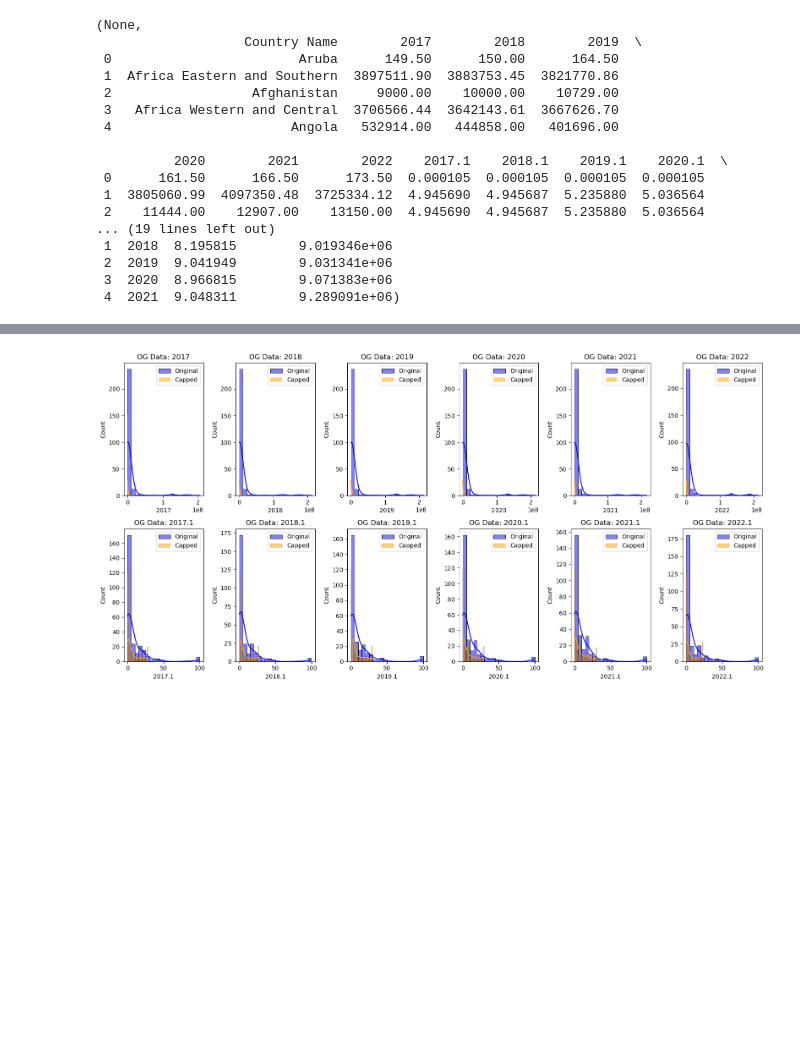
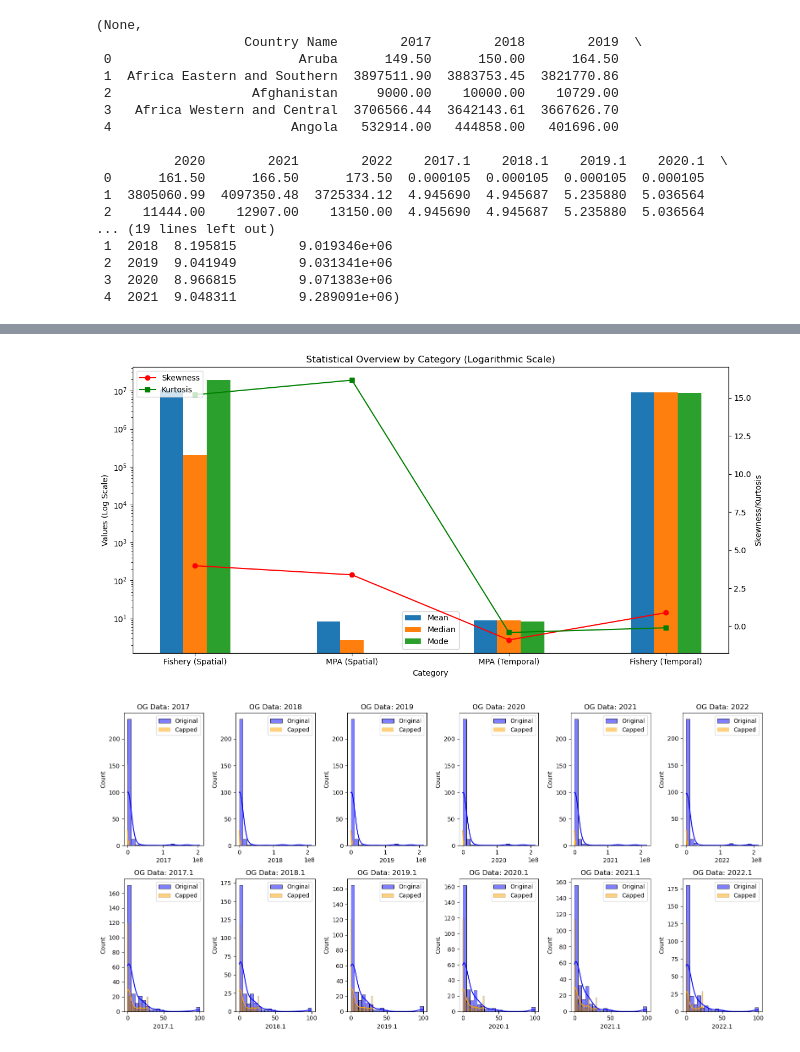
Before and after one commit to AkshatDC/codeByte, a Jupyter notebook: Data Analysis/Predictive Analysis/prelim-analysis.ipynb, the cells around one changed output, grey strips where cells are left out. Cells and saved outputs as stored; diff of their text form; code cells hidden in the pictures; blank space fills up the shorter version.

```diff
--- a/Data Analysis/Predictive Analysis/prelim-analysis.ipynb
+++ b/Data Analysis/Predictive Analysis/prelim-analysis.ipynb
@@ -122,3 +55,47 @@ og_data_stats, spatial_data_stats, temporal_data_stats
+# %%
+# Redefine the data and variables
+categories = ['Fishery (Spatial)', 'MPA (Spatial)', 'MPA (Temporal)', 'Fishery (Temporal)']
+means = [10804543.30, 8.26, 8.86, 9159927.47]
+medians = [201080.46, 2.71, 9.00, 9051361.98]
+modes = [19221029.55, 0.0, 8.20, 8734377.43]
+skewness = [3.98, 3.38, -0.90, 0.89]
+kurtosis = [15.21, 16.17, -0.41, -0.10]
+
+x = np.arange(len(categories))
+width = 0.15
+
+# Re-plotting with a logarithmic scale
+fig, ax1 = plt.subplots(figsize=(12, 6))
+
+# Plotting Mean, Median, and Mode with a logarithmic scale
+rects1 = ax1.bar(x - width, means, width, label='Mean')
+rects2 = ax1.bar(x, medians, width, label='Median')
+rects3 = ax1.bar(x + width, modes, width, label='Mode')
+
+# Setting a logarithmic scale on the y-axis
+ax1.set_yscale('log')
+
+# Adding labels and title
+ax1.set_xlabel('Category')
+ax1.set_ylabel('Values (Log Scale)')
+ax1.set_title('Statistical Overview by Category (Logarithmic Scale)')
+ax1.set_xticks(x)
+ax1.set_xticklabels(categories)
+ax1.legend()
+
+# Adding a second y-axis for Skewness and Kurtosis
+ax2 = ax1.twinx()
+ax2.plot(categories, skewness, color='red', marker='o', label='Skewness')
+ax2.plot(categories, kurtosis, color='green', marker='s', label='Kurtosis')
+ax2.set_ylabel('Skewness/Kurtosis')
+ax2.legend(loc='upper left')
+
+# Display the plot
+fig.tight_layout()
+plt.savefig('Output Graphs/complete-desc.png')
+plt.show()
+# %% [output]
+[figure, added]
 # %%
 import numpy as np
 import seaborn as sns
```
Also changed, not shown: parts of 3 cells of this notebook, 38 other files.
